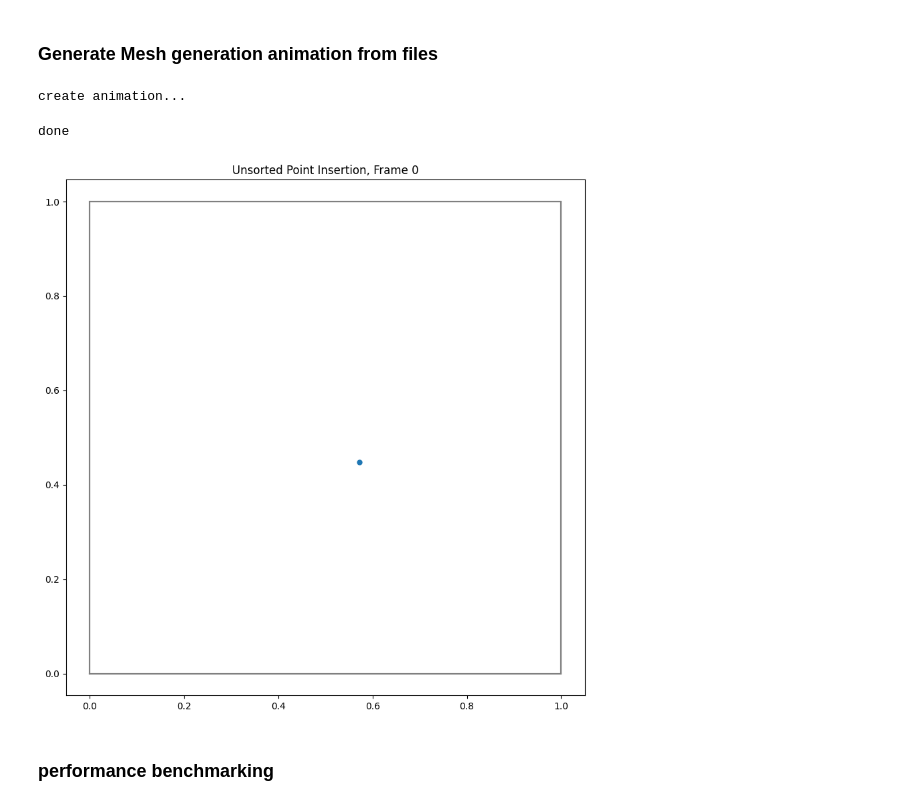
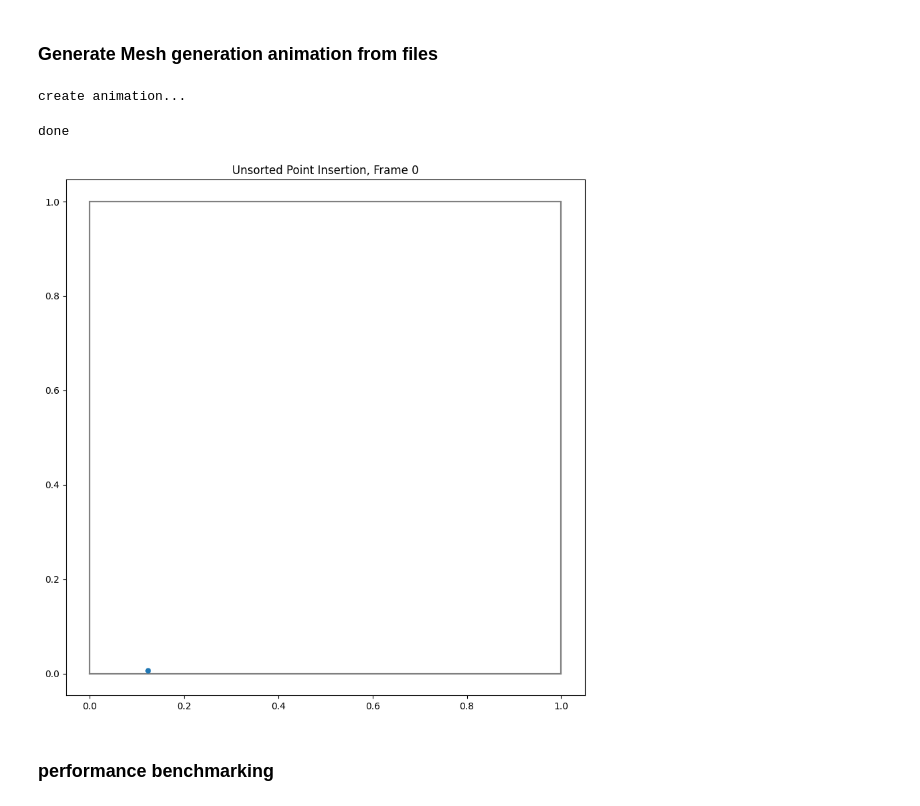
Before and after one commit to lucas56098/voronoi_mesh_project, a Jupyter notebook: animate.ipynb, the cells around one changed output. Cells and saved outputs as stored; diff of their text form; code cells hidden in the pictures.

```diff
--- a/animate.ipynb
+++ b/animate.ipynb
@@ -12,7 +12,7 @@ from tqdm import tqdm
 from scipy.optimize import curve_fit
 # %%
 # load files for first snapshot
-nr = 0
+nr = 1
 seeds = np.loadtxt('build/files/seed_list' + str(nr) +  '.csv', delimiter=',', skiprows=1)
 verticies = np.loadtxt('build/files/vertex_list' + str(nr) +  '.csv', delimiter=',', skiprows=1)
 edges = np.loadtxt('build/files/edge_list' + str(nr) +  '.csv', delimiter=',', skiprows=1)
@@ -138,36 +138,36 @@ def update(frame):
     # optional : scatter seeds and verticies
     if frame == 0:
         plt.scatter(seeds[0], seeds[1], s = 25, zorder = 2)
     else:
         plt.scatter(seeds[:, 0], seeds[:, 1], s=25, zorder=2)
     #plt.scatter(verticies[:, 0], verticies[:, 1], s=10, zorder=3)
 
 
     # title and stuff
     plt.title(f'Unsorted Point Insertion, Frame {frame}')
     plt.axis('equal')  # Keep the aspect ratio equal for better visualization
     progress_bar.update(1)
     #print(frame)
 
 
 # Number of frames (assuming you have files numbered from 0 to num_frames)
-num_frames = 99
-frames_per_second = 5
+num_frames = 999
+frames_per_second = 20
 
 # Create the animation
 print('create animation...')
 animation = FuncAnimation(plt.figure(figsize=(10, 10)), update, frames=num_frames, interval=200, repeat=False)
 
 # Save the animation as a GIF using Pillow writer
 animation_file = 'figures/voronoi_animation.gif'
 progress_bar = tqdm(total=num_frames, position=0, leave=True)
 animation.save(animation_file, writer='pillow', fps=frames_per_second)
 progress_bar.close()
 print('done')
 # %% [output]
 create animation...
 done
-[figure, old version]
+[figure, new version]
 # %% [markdown]
 ### performance benchmarking
 # %%
```
Also changed, not shown: parts of 4 cells of this notebook, 10 other files.
